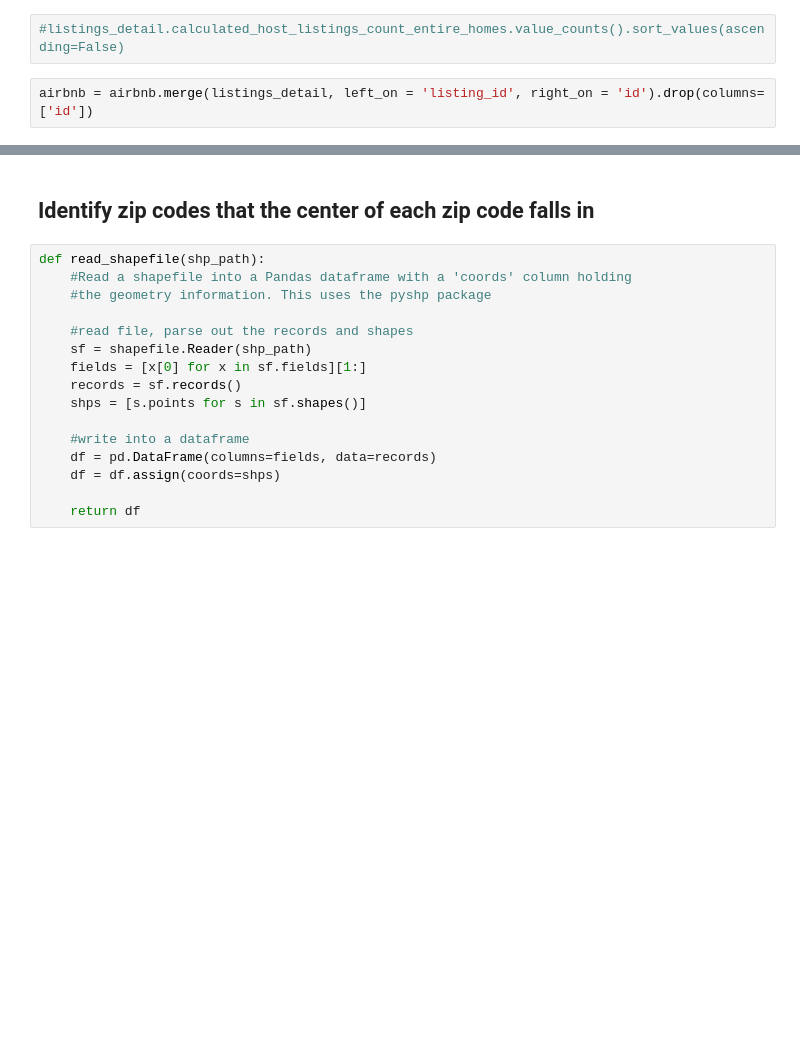
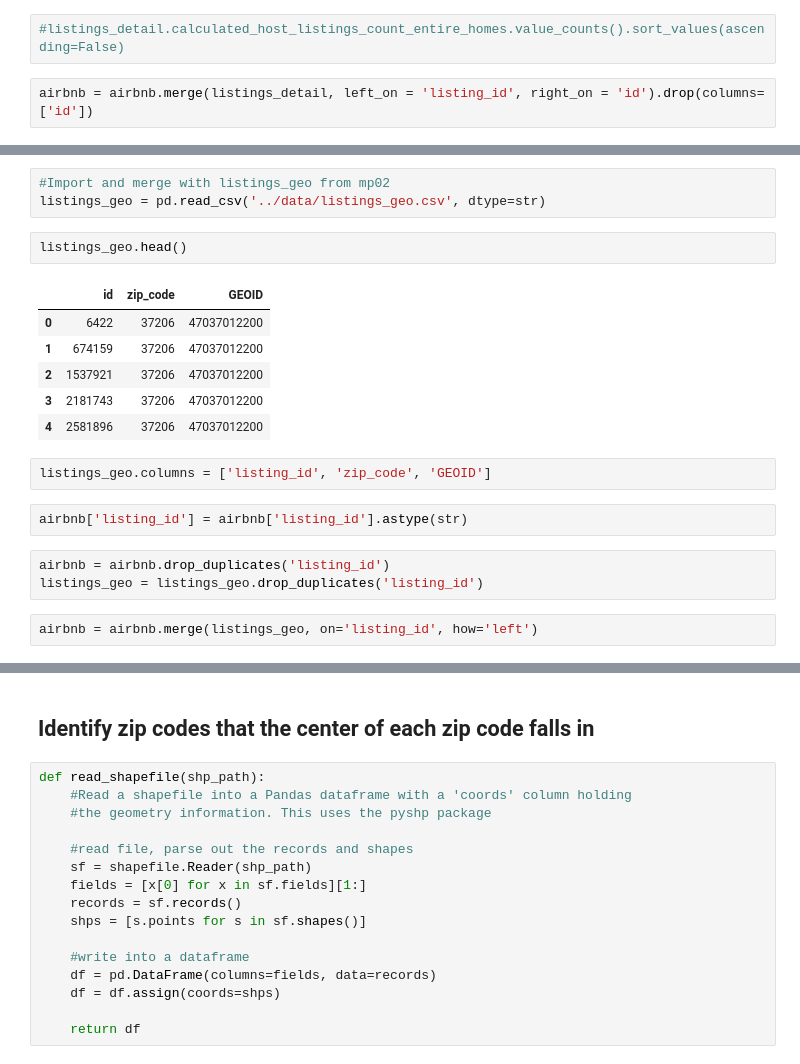
Before and after one commit to matttparker/airbnb-sentiments, a Jupyter notebook: notebooks/data_inspect.ipynb, the cells around one changed output, grey strips where cells are left out. Cells and saved outputs as stored; diff of their text form; blank space fills up the shorter version.

```diff
--- a/notebooks/data_inspect.ipynb
+++ b/notebooks/data_inspect.ipynb
@@ -664,3 +336,24 @@ airbnb.head()
 | 2 | 136015 | Very relaxing, beautiful property... | Apart. on the Ridge near Opryland | 666322 | District 15 | 36.19464 | -86.67195 | 103 | ... |
 | 3 | 258817 | Diana is such a gracious hostess.... | ButterflyRoom-private bath- open ... | 22296 | District 12 | 36.16249 | -86.58988 | 27 | ... |
 | 4 | 289242 | I had such a fantastic time at Di... | MorningstarHouse, monthly room- o... | 22296 | District 12 | 36.16102 | -86.59207 | 24 | ... |
+# %%
+#Import and merge with listings_geo from mp02
+listings_geo = pd.read_csv('../data/listings_geo.csv', dtype=str)
+# %%
+listings_geo.head()
+# %% [output]
+|  | id | zip_code | GEOID |
+| 0 | 6422 | 37206 | 47037012200 |
+| 1 | 674159 | 37206 | 47037012200 |
+| 2 | 1537921 | 37206 | 47037012200 |
+| 3 | 2181743 | 37206 | 47037012200 |
+| 4 | 2581896 | 37206 | 47037012200 |
+# %%
+listings_geo.columns = ['listing_id', 'zip_code', 'GEOID']
+# %%
+airbnb['listing_id'] = airbnb['listing_id'].astype(str)
+# %%
+airbnb = airbnb.drop_duplicates('listing_id')
+listings_geo = listings_geo.drop_duplicates('listing_id')
+# %%
+airbnb = airbnb.merge(listings_geo, on='listing_id', how='left')
```
Also changed, not shown: parts of 193 cells of this notebook.
